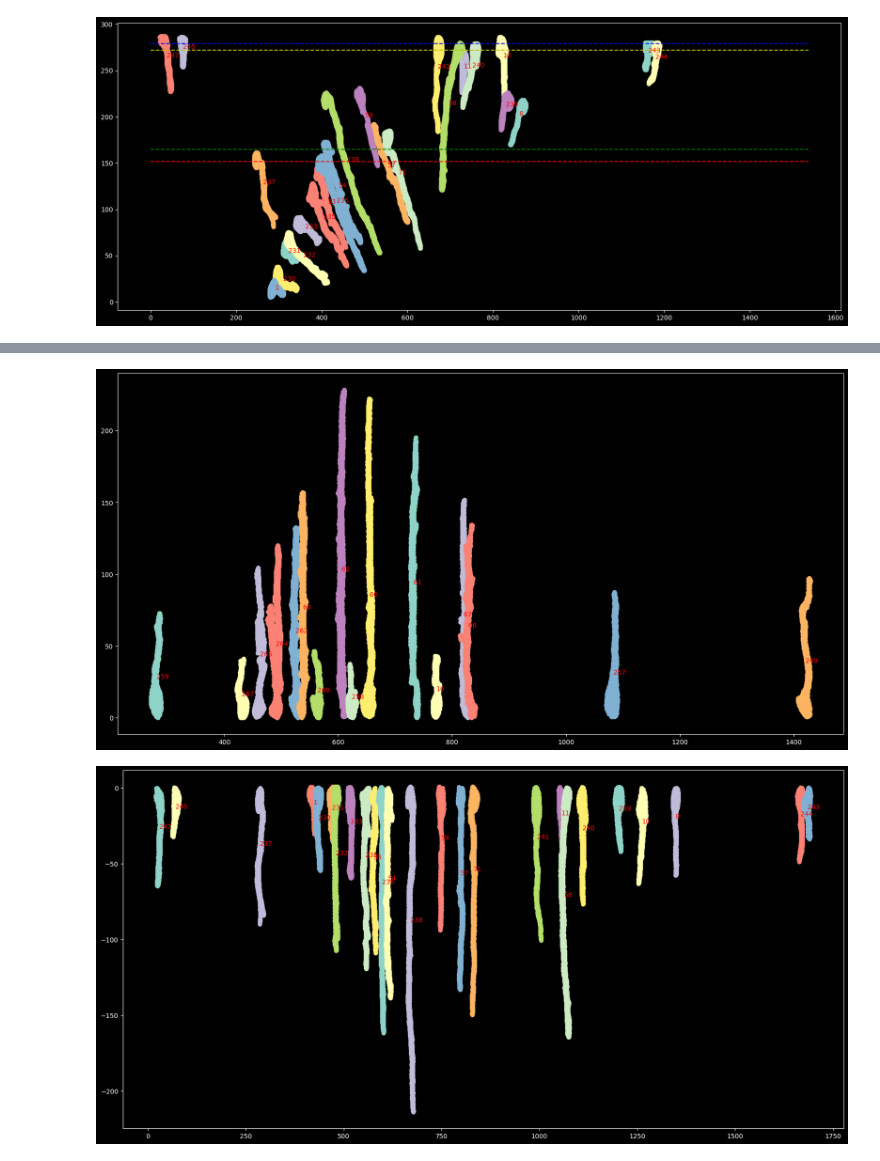
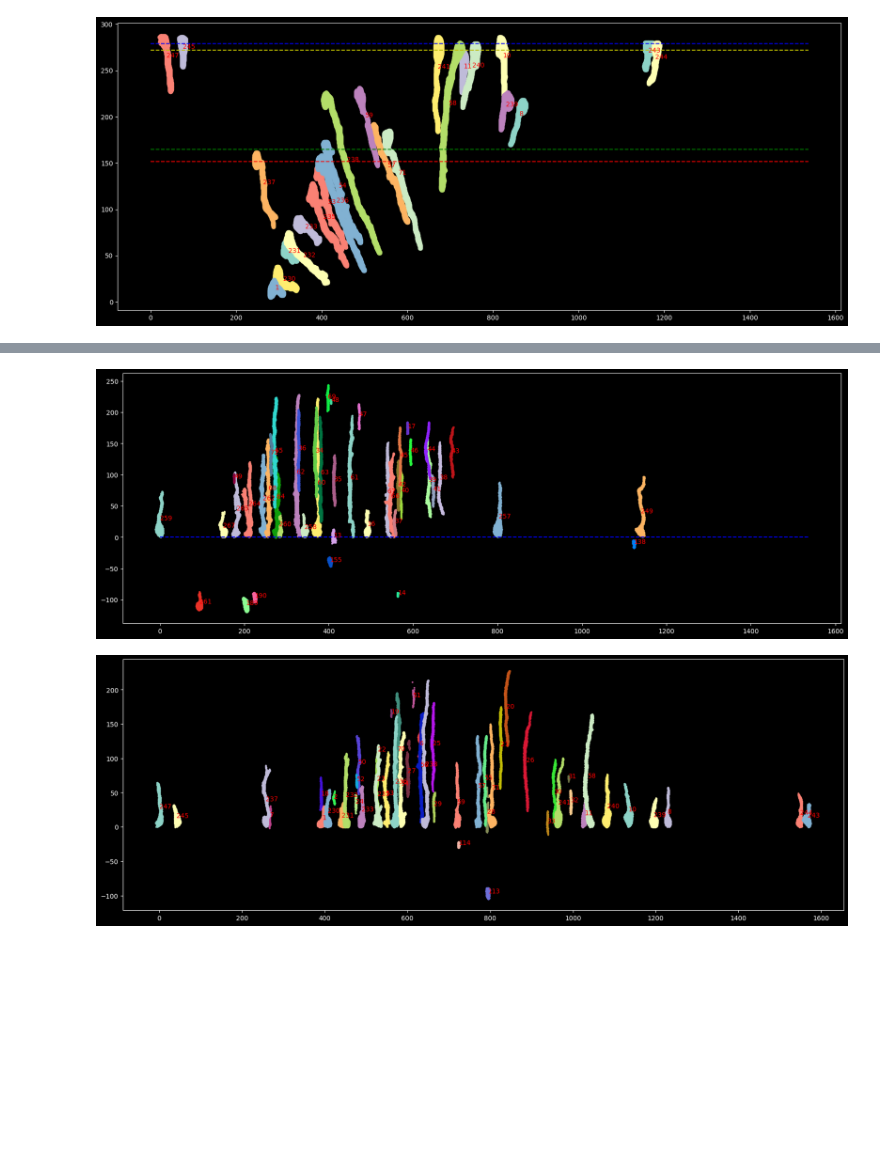
Before and after one commit to yaksilab/silver-dollop, a Jupyter notebook: src/astroglial_analysis/notebook.ipynb, the cells around one changed output, grey strips where cells are left out. Drawn from its saved outputs; the diff is of its cells as text; code cells hidden in the pictures; blank space fills up the shorter version.

```diff
--- a/src/astroglial_analysis/notebook.ipynb
+++ b/src/astroglial_analysis/notebook.ipynb
@@ -21,6 +29,10 @@ classifications, body, processes, body_and_processes = classify_masks(masks)
 # plt.gca().invert_yaxis()
 
 upper, lower = body_and_processes['upper'], body_and_processes['lower']
+upper_processes, lower_processes = processes['upper'], processes['lower']
+
+ab_list_upper = [(up, get_ab(get_formated_region_coords(np.where(masks == up)))) for up in upper_processes]
+ab_list_lower = [(low, get_ab(get_formated_region_coords(np.where(masks == low)))) for low in lower_processes]
 # %%
 plt.figure(figsize=(20, 10))
 visualize_classifications(masks=masks, classifications=classifications)
@@ -100,0 +93,3 @@ plt.show()
+# %%
+line_upper, body_upper = get_line(upper, masks,True,20)
+line_lower, body_lower = get_line(lower, masks,False,20)
@@ -101,23 +240,41 @@ plt.show()
 # %%
 aligned_upper = align_regions(line_upper, masks, True)
+
 aligned_lower = align_regions(line_lower, masks, False)
 
-plt.figure(figsize=(20, 10))
+plt.figure(figsize=(20, 7))
 i =0
 for up in aligned_upper:
-    plt.scatter(up[:, 0], up[:, 1])
+    plt.scatter(up[:, 0], up[:, 1],s=3)
     plt.text(np.mean(up[:, 0]), np.mean(up[:, 1]), str(line_upper[i][1]), fontsize=10, color='red')
     i+=1
+# aligned_process_upper = uniform_align(intersection_list_upper,masks,True)
 
+for label, coords in aligned_process_upper:
+    r_color = np.random.rand(3,)
+    plt.scatter(coords[:, 0], coords[:, 1], color=r_color,s=3)
+    plt.text(np.mean(coords[:, 0]), np.mean(coords[:, 1]), str(label), fontsize=10, color='red')
+plt.hlines(0, 0, masks.shape[1], colors='b', linestyles='dashed')
 plt.show()
+
+aligned_process_lower = uniform_align(intersection_list_lower,masks,False)
+
+
 i = 0
-plt.figure(figsize=(20, 10))
+
+
+plt.figure(figsize=(20, 7))
+for label, coords in aligned_process_lower:
+    r_color = np.random.rand(3,)
+    plt.scatter(coords[:, 0], coords[:, 1], color=r_color,s=3)
+    plt.text(np.mean(coords[:, 0]), np.mean(coords[:, 1]), str(label), fontsize=10, color='red')
+
 for low in aligned_lower:
-    plt.scatter(low[:, 0], low[:, 1])
+    plt.scatter(low[:, 0], low[:, 1],s=3)
     plt.text(np.mean(low[:, 0]), np.mean(low[:, 1]), str(line_lower[i][1]), fontsize=10, color='red')
     i+=1
 plt.show()
 # %% [output]
-[figure, old version]
+[figure, new version]
-[figure, old version]
+[figure, new version]
 # %%
```
Also changed, not shown: parts of 6 cells of this notebook, 4 other files.
